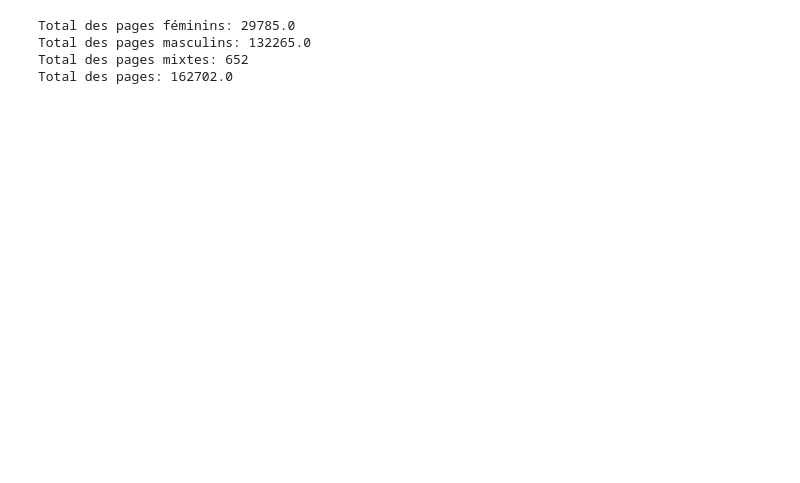
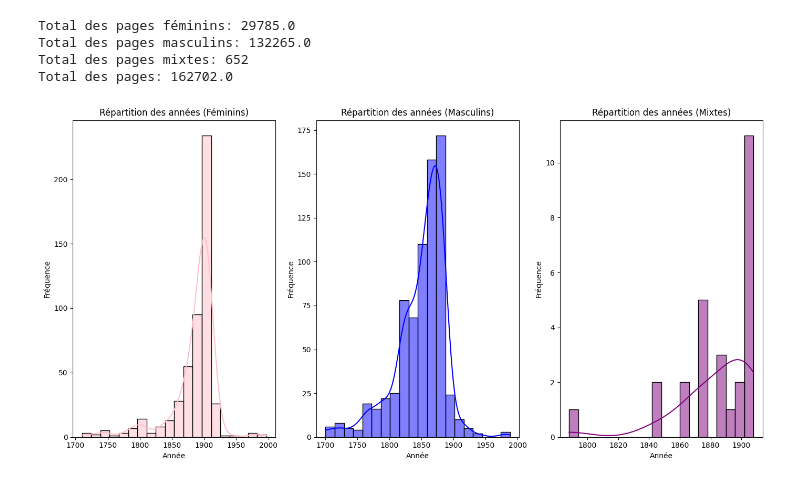
Before and after one commit to AlexleLion/semester_project, a Jupyter notebook: notebooks/exploration.ipynb, the cells around one changed output. Saved outputs shown, nothing was run; the diff lists cells and outputs as text; code cells hidden in the pictures; blank space fills up the shorter version.

```diff
--- a/notebooks/exploration.ipynb
+++ b/notebooks/exploration.ipynb
@@ -103,3 +163,38 @@ Total des pages féminins: 29785.0
 Total des pages masculins: 132265.0
 Total des pages mixtes: 652
 Total des pages: 162702.0
+# %%
+df_years_femminins = pd.read_csv("../data/contexte/years_feminins.csv")
+df_years_mascullins = pd.read_csv("../data/contexte/years_masculins.csv")
+df_years_mixtes = pd.read_csv("../data/contexte/years_mixtes.csv")
+
+# Extract the title and the first year from each dataframe
+df_years_femminins['Year'] = df_years_femminins['Années'].apply(lambda x: int(x.split(',')[0]))
+df_years_mascullins['Year'] = df_years_mascullins['Années'].apply(lambda x: int(x.split(',')[0]))
+df_years_mixtes['Year'] = df_years_mixtes['Années'].apply(lambda x: int(x.split(',')[0]))
+
+# Plot the distribution of years
+plt.figure(figsize=(14, 7))
+
+plt.subplot(1, 3, 1)
+sns.histplot(df_years_femminins['Year'], bins=20, kde=True, color='pink')
+plt.title('Répartition des années (Féminins)')
+plt.xlabel('Année')
+plt.ylabel('Fréquence')
+
+plt.subplot(1, 3, 2)
+sns.histplot(df_years_mascullins['Year'], bins=20, kde=True, color='blue')
+plt.title('Répartition des années (Masculins)')
+plt.xlabel('Année')
+plt.ylabel('Fréquence')
+
+plt.subplot(1, 3, 3)
+sns.histplot(df_years_mixtes['Year'], bins=20, kde=True, color='purple')
+plt.title('Répartition des années (Mixtes)')
+plt.xlabel('Année')
+plt.ylabel('Fréquence')
+
+plt.tight_layout()
+plt.show()
+# %% [output]
+[figure, added]
```
Also changed, not shown: parts of 3 cells of this notebook, 1 other file.
